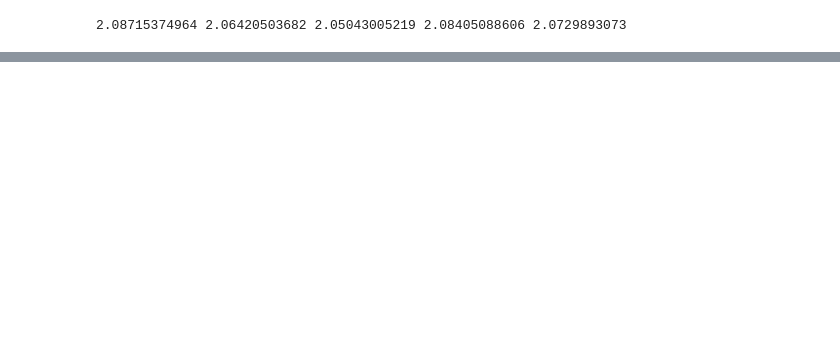
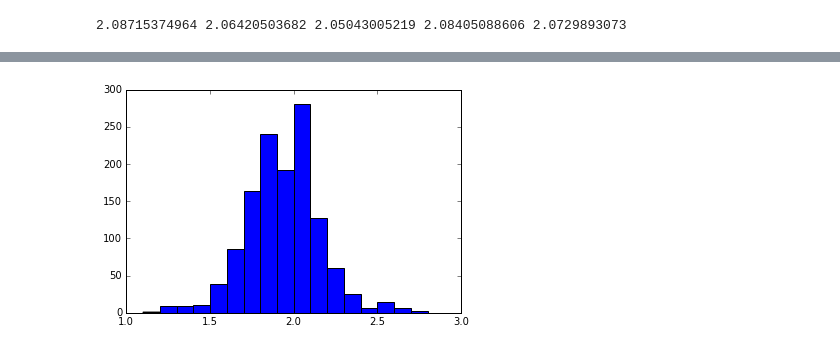
Before and after one commit to paulruvolo/DataScience16CYOA, a Jupyter notebook: kiki_data_exploration.ipynb, the cells around one changed output, grey strips where cells are left out. Drawn from its saved outputs; the diff is of its cells as text; code cells hidden in the pictures; blank space fills up the shorter version.

Commit message:
Added data exploration - use n-grams not unigrams

```diff
--- a/kiki_data_exploration.ipynb
+++ b/kiki_data_exploration.ipynb
@@ -159,3 +159,32 @@ super_neg_sentiment = super_neg_lines[super_neg_lines.containsSpaces == False].S
 print super_pos_sentiment, pos_sentiment, neutral_sentiment, neg_sentiment, super_neg_sentiment
 # %% [output]
 2.08715374964 2.06420503682 2.05043005219 2.08405088606 2.0729893073
+# %%
+phrase = str(super_pos[super_pos.SentenceId == 8249].Phrase)
+phrase = phrase.split()
+# %%
+for i in range(1, len(phrase)-4):
+    print single_words[single_words.Phrase == phrase[i]].Sentiment
+# %%
+phrases_sent = []
+for index, row in super_pos.iterrows():
+    phrase = row['Phrase'].split()
+    extreme_sentiments = []
+    all_sentiments = []
+    neutral_count = 0
+    other_count = 0
+    words = len(phrase)
+    for i in phrase:
+        sent = single_words[single_words.Phrase == i]
+        try:
+            if int(sent.Sentiment) != 2:
+                extreme_sentiments.append(int(sent.Sentiment))
+                other_count += 1
+            else:
+                neutral_count += 1
+            all_sentiments.append(int(sent.Sentiment))
+        except:
+            pass
+    mean = sum(all_sentiments)/float(words)
+    phrases_sent.append((words, extreme_sentiments, other_count, all_sentiments, neutral_count, mean))
+phrases_sent
@@ -161,0 +209,2 @@ print super_pos_sentiment, pos_sentiment, neutral_sentiment, neg_sentiment, supe
+# %%
+phrases_sent.sort(key=lambda x:x[0], reverse=True)
@@ -161,0 +229,8 @@ print super_pos_sentiment, pos_sentiment, neutral_sentiment, neg_sentiment, supe
+# %%
+data = []
+for i in phrases_sent:
+    data.append(i[5])
+plt.hist(data, bins=[1.1,1.2,1.3,1.4,1.5,1.6,1.7,1.8,1.9,2.0,2.1,2.2,2.3,2.4,2.5,2.6,2.7,2.8,2.9])
+plt.show()
+# %% [output]
+[figure, added]
```
Also changed, not shown: parts of 5 cells of this notebook.
